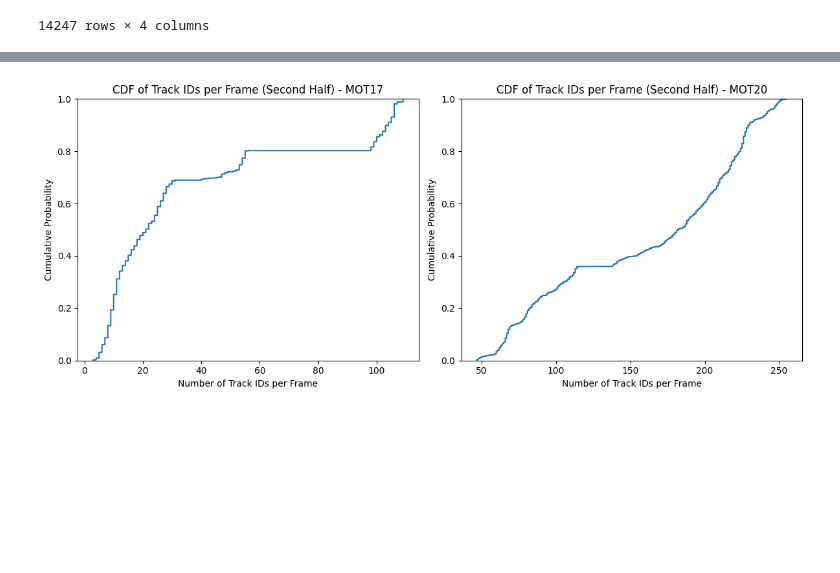
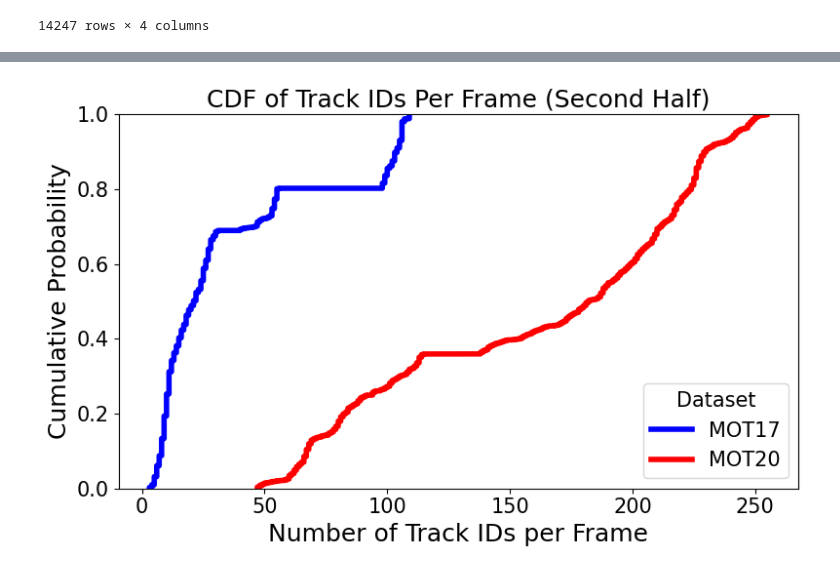
Before and after one commit to Jumabek/LITE, a Jupyter notebook: notebooks/experiments.ipynb, the cells around one changed output, grey strips where cells are left out. Cells and saved outputs as stored; diff of their text form; code cells hidden in the pictures; blank space fills up the shorter version.

```diff
--- a/notebooks/experiments.ipynb
+++ b/notebooks/experiments.ipynb
@@ -102,26 +111,32 @@ plt.show()
 # %%
 tracker_count_per_frame["max_frame"] = tracker_count_per_frame.groupby("video")["frame_number"].transform("max")
 second_half_df = tracker_count_per_frame[tracker_count_per_frame["frame_number"] > tracker_count_per_frame["max_frame"] / 2]
 
-# Filter datasets
-datasets = ["MOT17", "MOT20"]
-fig, axes = plt.subplots(1, 2, figsize=(12, 5))
+plt.figure(figsize=(8, 5))
 
-# Plot CDF for each dataset
-for i, dataset in enumerate(datasets):
+# Plot CDFs for both datasets
+for dataset in ["MOT17", "MOT20"]:
     subset = second_half_df[second_half_df["dataset"] == dataset]
 
     sns.ecdfplot(
         data=subset,
         x="track_id",
-        ax=axes[i]
+        color=colors[dataset],
+        label=dataset,
+        linewidth=4  # Make lines more prominent
     )
 
-    axes[i].set_title(f"CDF of Track IDs per Frame (Second Half) - {dataset.upper()}")
-    axes[i].set_xlabel("Number of Track IDs per Frame")
-    axes[i].set_ylabel("Cumulative Probability")
+# Labels and legend
+plt.title("CDF of Track IDs Per Frame (Second Half)", fontsize=18)
+plt.xlabel("Number of Track IDs per Frame", fontsize=18)
+plt.ylabel("Cumulative Probability", fontsize=18)
+plt.xticks(fontsize=15)
+plt.yticks(fontsize=15)
+plt.legend(title="Dataset", fontsize=15, title_fontsize=15)
 
+plt.grid(False)  # Disable grid for a clean look
 plt.tight_layout()
+plt.savefig('cdf.png')
 plt.show()
 # %% [output]
-[figure, old version]
+[figure, new version]
```
Also changed, not shown: parts of 2 cells of this notebook, 11 other files.
